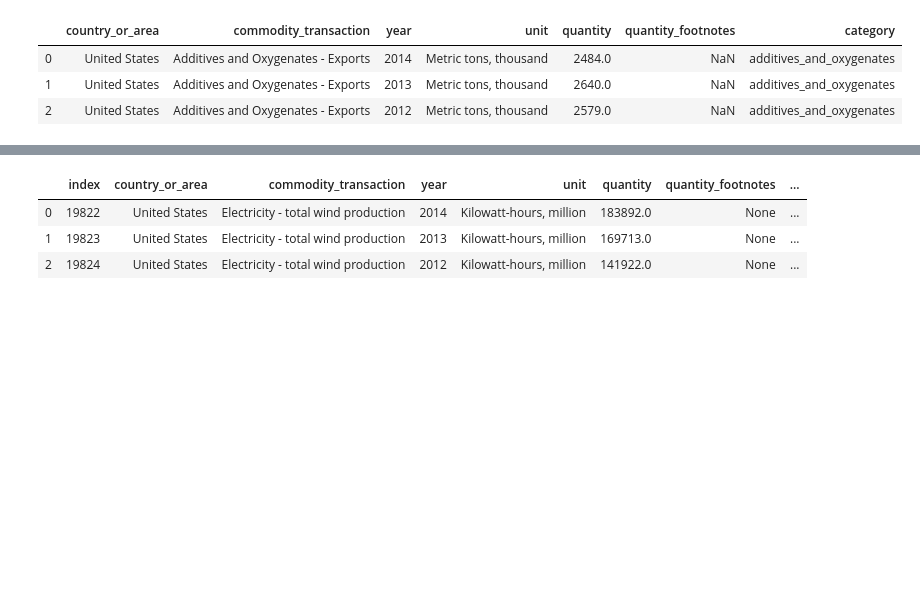
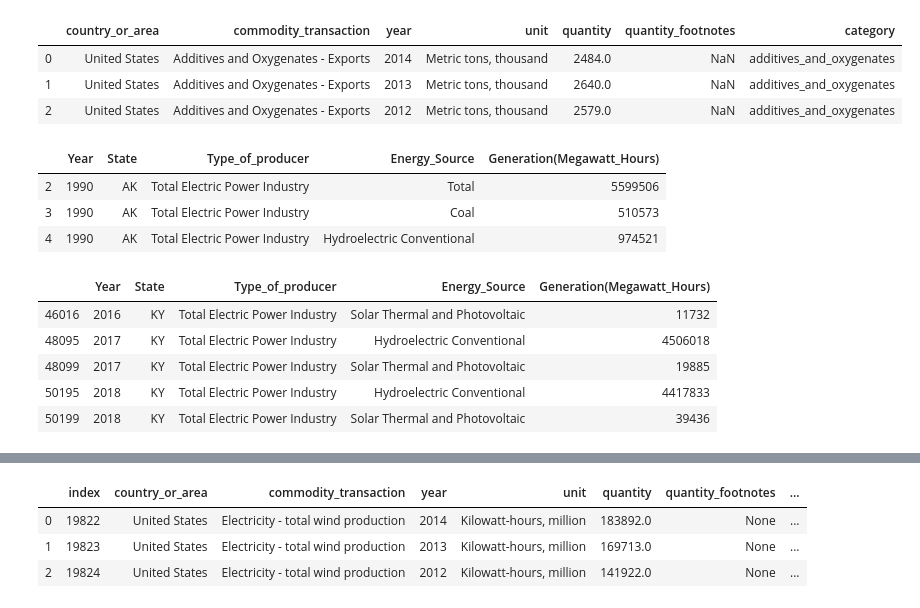
Before and after one commit to Bourbonplaytime/Renewable_energy, a Jupyter notebook: Renewable_energy.ipynb, the cells around one changed output, grey strips where cells are left out. Drawn from its saved outputs; the diff is of its cells as text; code cells hidden in the pictures; blank space fills up the shorter version.

```diff
--- a/Renewable_energy.ipynb
+++ b/Renewable_energy.ipynb
@@ -29,3 +29,36 @@ USA_energy.head(3)
 | 0 | United States | Additives and Oxygenates - Exports | 2014 | Metric tons, thousand | 2484.0 | NaN | additives_and_oxygenates |
 | 1 | United States | Additives and Oxygenates - Exports | 2013 | Metric tons, thousand | 2640.0 | NaN | additives_and_oxygenates |
 | 2 | United States | Additives and Oxygenates - Exports | 2012 | Metric tons, thousand | 2579.0 | NaN | additives_and_oxygenates |
+# %%
+by_state = pd.read_excel (r'annual_generation_state.xls', header=None)
+
+by_state = by_state.rename(columns={0:"Year", 1:"State", 2:"Type_of_producer", 3:"Energy_Source", 4:"Generation(Megawatt_Hours)"})
+
+by_state = by_state.drop([0,1], axis=0)
+
+by_state.head(3)
+# %% [output]
+|  | Year | State | Type_of_producer | Energy_Source | Generation(Megawatt_Hours) |
+| 2 | 1990 | AK | Total Electric Power Industry | Total | 5599506 |
+| 3 | 1990 | AK | Total Electric Power Industry | Coal | 510573 |
+| 4 | 1990 | AK | Total Electric Power Industry | Hydroelectric Conventional | 974521 |
+# %%
+ky = (by_state['State'] == "KY") & ((by_state['Energy_Source'] == "Solar Thermal and Photovoltaic") |
+     (by_state['Energy_Source'] == "Hydroelectric Conventional")) & (by_state['Type_of_producer'] ==
+     "Total Electric Power Industry")
+
+ky = by_state[ky]
+
+ky.tail(5)
+
+#ky.Energy_Source.unique()
+#Solar Thermal and Photovoltaic
+#Hydroelectric Conventional
+#Other Biomass
+# %% [output]
+|  | Year | State | Type_of_producer | Energy_Source | Generation(Megawatt_Hours) |
+| 46016 | 2016 | KY | Total Electric Power Industry | Solar Thermal and Photovoltaic | 11732 |
+| 48095 | 2017 | KY | Total Electric Power Industry | Hydroelectric Conventional | 4506018 |
+| 48099 | 2017 | KY | Total Electric Power Industry | Solar Thermal and Photovoltaic | 19885 |
+| 50195 | 2018 | KY | Total Electric Power Industry | Hydroelectric Conventional | 4417833 |
+| 50199 | 2018 | KY | Total Electric Power Industry | Solar Thermal and Photovoltaic | 39436 |
```
Also changed, not shown: parts of 11 cells of this notebook, 1 other file.
